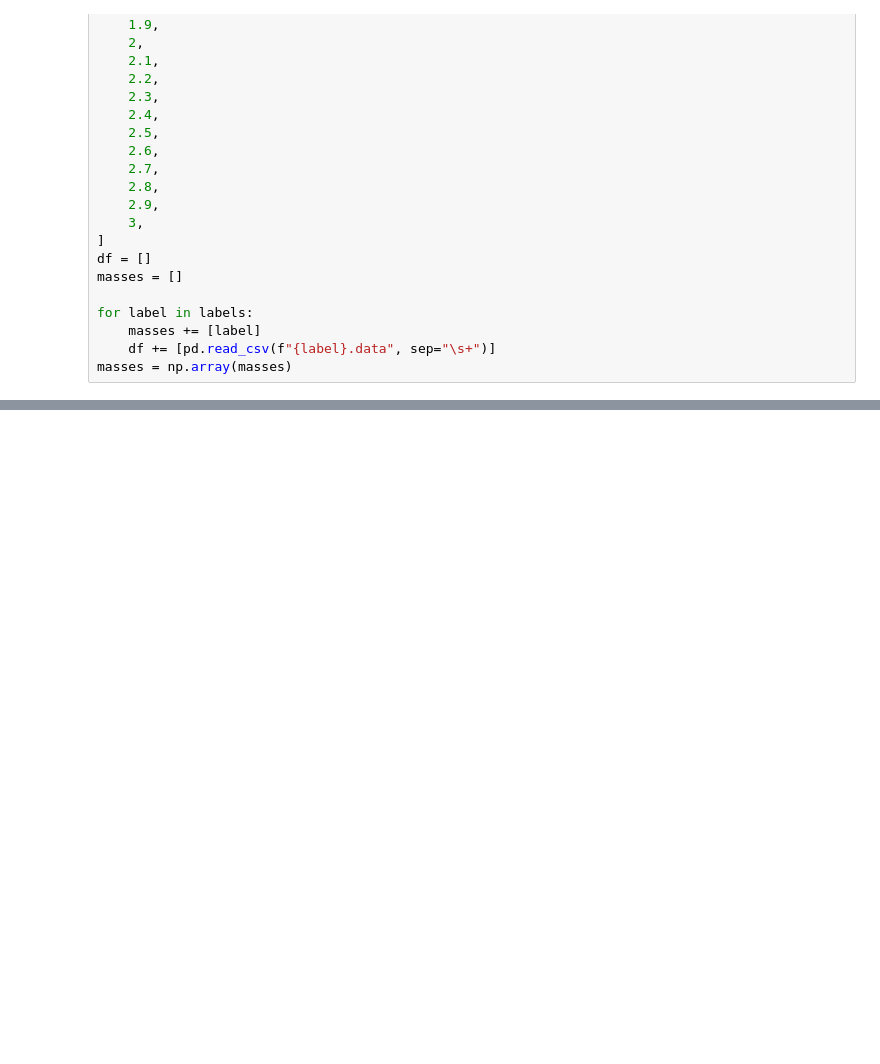
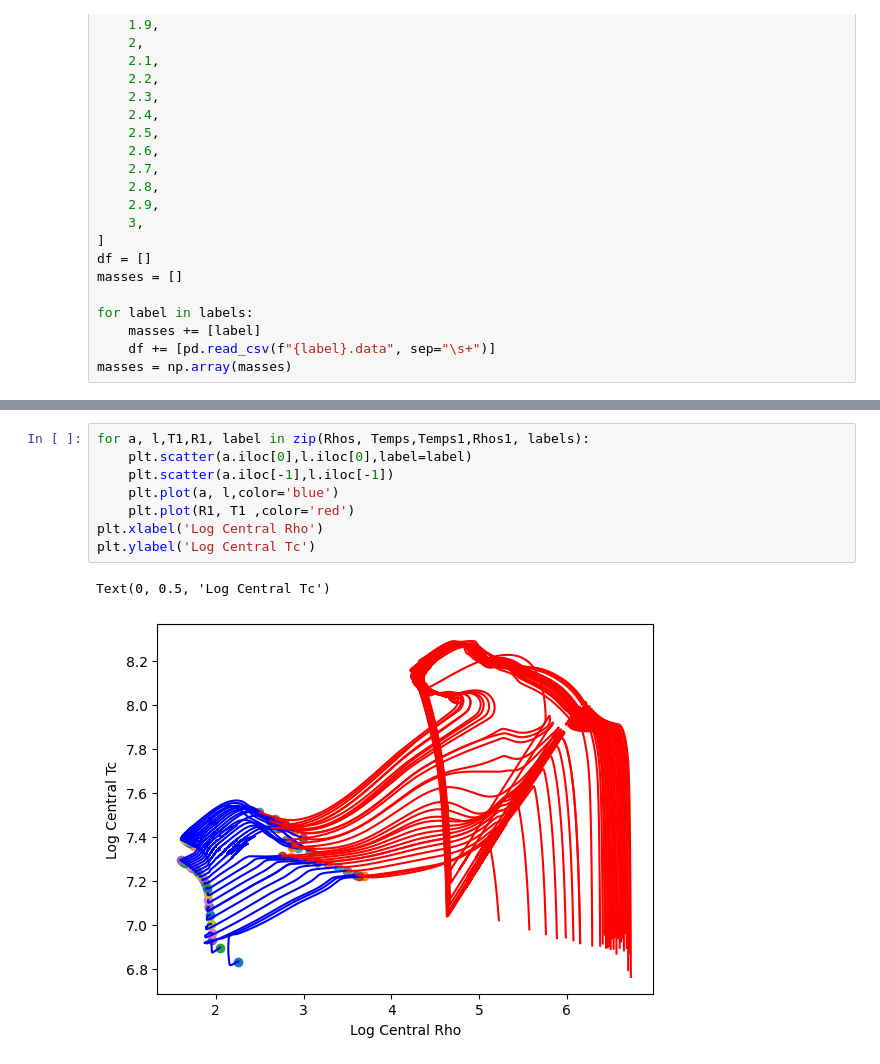
Before and after one commit to JonoBueno/FYP_IRFAN, a Jupyter notebook: 0p0/0p0.ipynb, the cells around one changed output, grey strips where cells are left out. Saved outputs shown, nothing was run; the diff lists cells and outputs as text; blank space fills up the shorter version.

```diff
--- a/0p0/0p0.ipynb
+++ b/0p0/0p0.ipynb
@@ -77,3 +94,14 @@ plt.xscale('log')
+# %%
+for a, l,T1,R1, label in zip(Rhos, Temps,Temps1,Rhos1, labels):
+    plt.scatter(a.iloc[0],l.iloc[0],label=label)
+    plt.scatter(a.iloc[-1],l.iloc[-1])
+    plt.plot(a, l,color='blue')
+    plt.plot(R1, T1 ,color='red')
+plt.xlabel('Log Central Rho')
+plt.ylabel('Log Central Tc')
+# %% [output]
+Text(0, 0.5, 'Log Central Tc')
+[figure, added]
 # %%
 from mpl_toolkits import mplot3d
 
```
Also changed, not shown: parts of 4 cells of this notebook.
